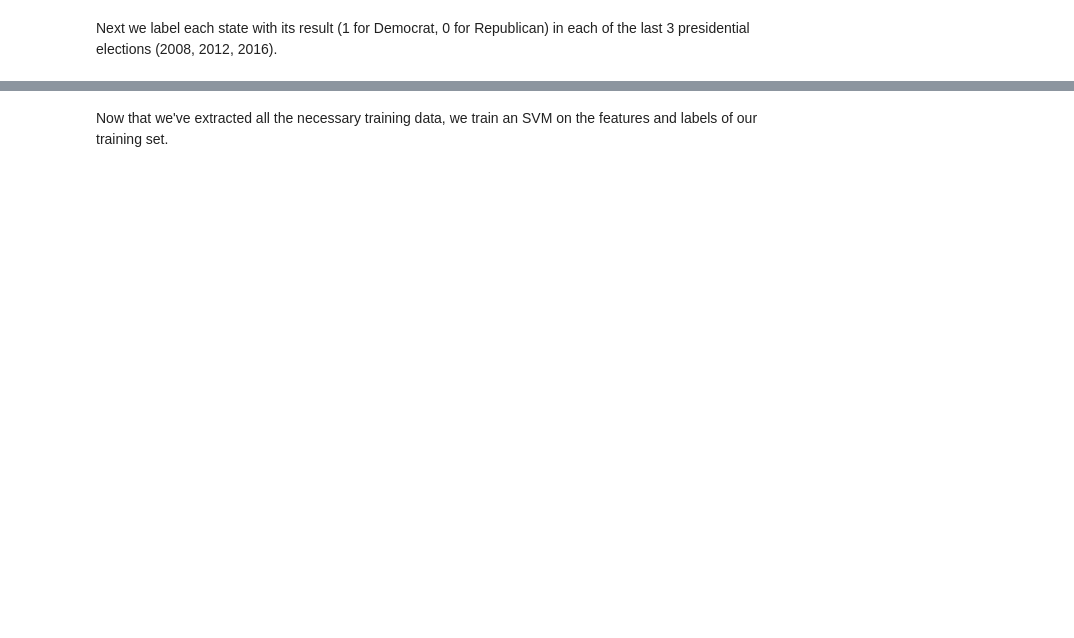
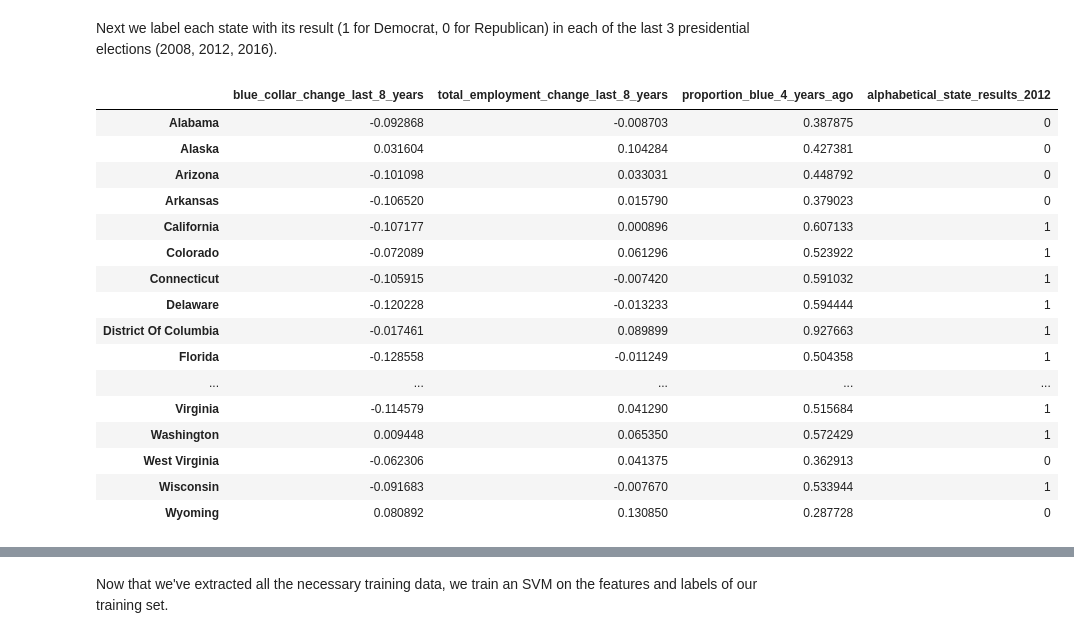
Before and after one commit to malexandert/15388_final, a Jupyter notebook: project.ipynb, the cells around one changed output, grey strips where cells are left out. Cells and saved outputs as stored; diff of their text form; code cells hidden in the pictures; blank space fills up the shorter version.

```diff
--- a/project.ipynb
+++ b/project.ipynb
@@ -566,11 +690,13 @@ blue_collar_df = create_blue_collar_df(construction_df, manufacturing_df, transp
 We then use this dataframe and the total employment dataframe to make our SVM input dataframes.
 # %%
 def create_SVM_input(year, blue_collar_df, total_employment_df, df_4_years_ago):
-    df = pd.DataFrame({"state": states,
-                       "blue_collar_change_last_8_years": (blue_collar_df[year] - blue_collar_df[year - 8]) / blue_collar_df[year - 8],
-                       "total_employment_change_last_8_years": (total_employment_df[year] - total_employment_df[year - 8]) / total_employment_df[year - 8]})
-    df["proportion_blue_4_years_ago"] = find_percent_blue(df["state"], year)
+    current_year = int(year)
+    eight_years_ago = str(current_year - 8)
+    df = pd.DataFrame({"blue_collar_change_last_8_years": (blue_collar_df[year] - blue_collar_df[eight_years_ago]) / blue_collar_df[eight_years_ago],
+                       "total_employment_change_last_8_years": (total_employment_df[year] - total_employment_df[eight_years_ago]) / total_employment_df[eight_years_ago]})
+    #x = list(df.index)
+    df["proportion_blue_4_years_ago"] = df.index.map(lambda x: find_percent_blue(x.lower().replace(" ", "-"), current_year))
     return df
 
-df_predict_2012 = create_SVM_input(2012, blue_collar_df, total_employment_df, df_2008)
-df_predict_2016 = create_SVM_input(2016, blue_collar_df, total_employment_df, df_2012)
+df_predict_2012 = create_SVM_input('2012', blue_collar_df, total_employment_df, df_2008)
+df_predict_2016 = create_SVM_input('2016', blue_collar_df, total_employment_df, df_2012)
@@ -608,9 +772,36 @@ results = {
     'Wyoming': [0,0,0]
 }
 
-def provide_labels(year):
-    return np.array([v[(year - 2008) / 4] for k, v in results.iteritems()])
+def provide_labels(state, year):
+    #ret = []
+    #for k,v in results.iteritems():
+    #    res = v[(year - 2008) / 4]
+    #    print (k + " was " + str(res) + " " + str(year))
+    #    ret.append(res)
+#    return np.array([v[(year - 2008) / 4] for k, v in results.iteritems()])
+    return results[state][(year - 2008) / 4]
 
 # df_predict_2012["alphabetical_state_results_2008"] = provide_labels(2008)
-df_predict_2012["alphabetical_state_results_2012"] = provide_labels(2012)
-df_predict_2016["alphabetical_state_results_2016"] = provide_labels(2016)
+#print provide_labels(2012)
+df_predict_2012["alphabetical_state_results_2012"] = df_predict_2012.index.map(lambda state: provide_labels(state, 2012))
+df_predict_2016["alphabetical_state_results_2016"] = df_predict_2016.index.map(lambda state: provide_labels(state, 2016))
+# %%
+df_predict_2012
+# %% [output]
+|  | blue_collar_change_last_8_years | total_employment_change_last_8_years | proportion_blue_4_years_ago | alphabetical_state_results_2012 |
+| Alabama | -0.092868 | -0.008703 | 0.387875 | 0 |
+| Alaska | 0.031604 | 0.104284 | 0.427381 | 0 |
+| Arizona | -0.101098 | 0.033031 | 0.448792 | 0 |
+| Arkansas | -0.106520 | 0.015790 | 0.379023 | 0 |
+| California | -0.107177 | 0.000896 | 0.607133 | 1 |
+| Colorado | -0.072089 | 0.061296 | 0.523922 | 1 |
+| Connecticut | -0.105915 | -0.007420 | 0.591032 | 1 |
+| Delaware | -0.120228 | -0.013233 | 0.594444 | 1 |
+| District Of Columbia | -0.017461 | 0.089899 | 0.927663 | 1 |
+| Florida | -0.128558 | -0.011249 | 0.504358 | 1 |
+| ... | ... | ... | ... | ... |
+| Virginia | -0.114579 | 0.041290 | 0.515684 | 1 |
+| Washington | 0.009448 | 0.065350 | 0.572429 | 1 |
+| West Virginia | -0.062306 | 0.041375 | 0.362913 | 0 |
+| Wisconsin | -0.091683 | -0.007670 | 0.533944 | 1 |
+| Wyoming | 0.080892 | 0.130850 | 0.287728 | 0 |
```
Also changed, not shown: parts of 23 cells of this notebook.
